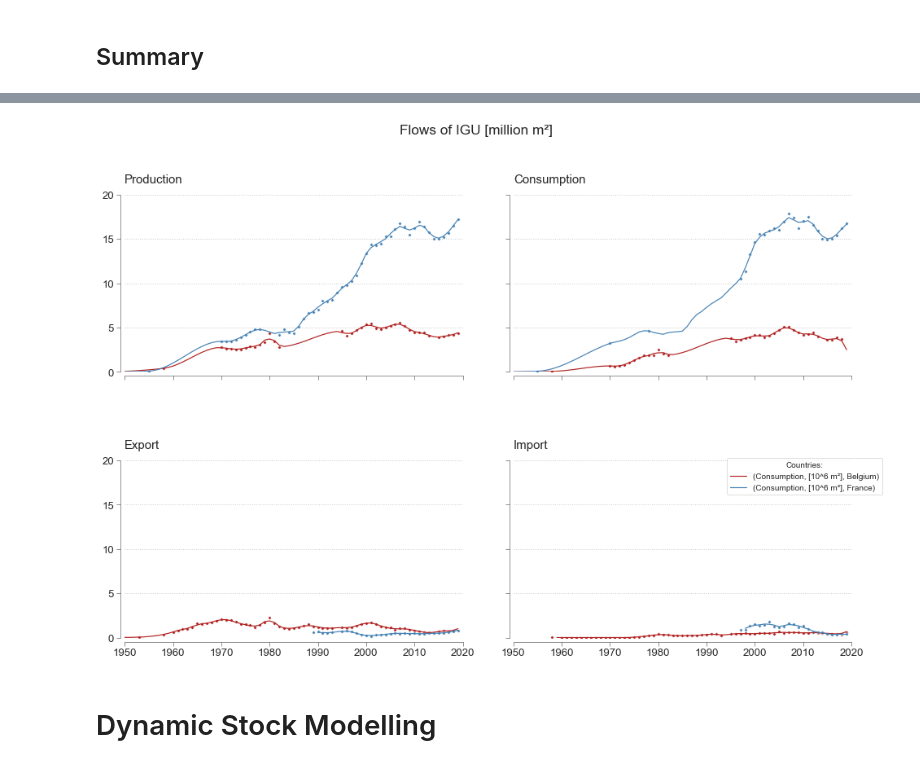
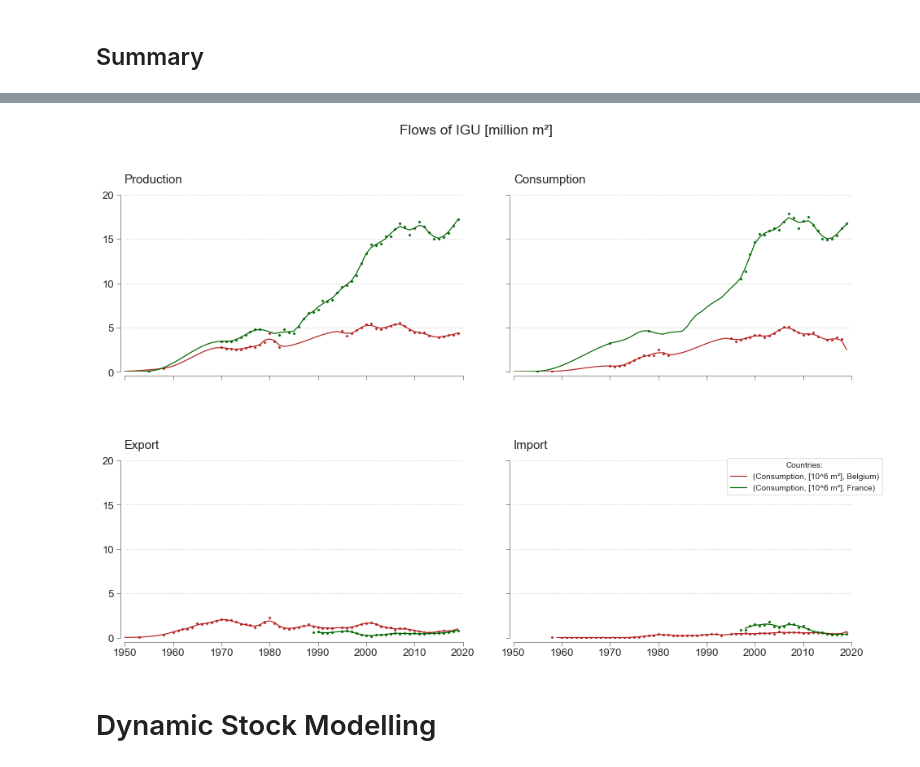
Before and after one commit to JeanSouv/IGU_Stock_and_Maintenance, a Jupyter notebook: MFA_IGU_Stock.ipynb, the cells around one changed output, grey strips where cells are left out. Drawn from its saved outputs; the diff is of its cells as text; code cells hidden in the pictures.

```diff
--- a/MFA_IGU_Stock.ipynb
+++ b/MFA_IGU_Stock.ipynb
@@ -384,14 +388,14 @@ for flow in ['Consumption', 'Production', 'Export', 'Import']:
         / df_be_fr_thick[('average thickness, mm', 'Belgium')] / 2.5)
 # %%
 # Estimation of total flows per kt according to values in m²:
-for flow in ['Consumption', 'Production', 'Export', 'Import']:
+for flow in flows:
     # Conditions for calculating missing data according to units available:
-    has_kt = df_be_fr[(f'{flow}', '[kt]', 'Belgium')].notna()
+    has_kt = df_be_fr[(f'{flow}', '[kt], average', 'Belgium')].notna()
     has_m2 = df_be_fr[(f'{flow}', '[10^6 m²]', 'Belgium')].notna()
 
     # Calculating flows if missing according to thickness:
     df_be_fr.loc[has_m2 & ~has_kt, (
-        f'{flow}', '[kt]', 'Belgium')] = (
+        f'{flow}', '[kt], average', 'Belgium')] = (
         df_be_fr.loc[has_m2 & ~has_kt, (
             f'{flow}', '[10^6 m²]', 'Belgium')]
         * df_be_fr_thick[('average thickness, mm', 'Belgium')] * 2.5)
@@ -413,17 +429,20 @@ Weighing the flows of IGUs, France (i.e. from Mm² to kt):
 # %%
 # Estimating total weight of the flows of IGUs [kt], France (raw data in m²)
 # to be used later for material/energy/carbon intensity
-for flow in ['Consumption', 'Import', 'Export', 'Production']:
-    df_be_fr[(f'{flow}', '[kt]', 'France')] = (
-        df_be_fr[(f'{flow}', '[10^6 m²]', 'France')]
-        * df_be_fr_thick[('average thickness, mm', 'France')] * 2.5)
+for flow in flows:
+    for level in ['average', 'min.', 'max.']:
+        df_be_fr[(f'{flow}', f'[kt], {level}', 'France')] = (
+            df_be_fr[(f'{flow}', '[10^6 m²]', 'France')]
+            * df_be_fr_thick[(f'{level} thickness, mm', 'France')] * 2.5)
+
+df_be_fr = df_be_fr.sort_index(axis=1)
 # %% [markdown]
 ## Consumption of IGU
 # %% [markdown]
 Given the scarcity of data on the consumption of insulating glass units in France, and considering the low level of exports and imports over the study period, we assume that the production is roughly equivalent to the consumption when data is missing. Please refer to the article for a detailed discussion of this hypothesis.
 # %%
 # Estimation of missing data relating to the consumption of IGU:
-for unit in ['[kt]', '[10^6 m²]']:
+for unit in ['[kt], average', '[kt], max.', '[kt], min.', '[10^6 m²]']:
     df_be_fr['Consumption', unit, 'France'] = (
         df_be_fr['Consumption', unit, 'France'].fillna(
             df_be_fr['Production', unit, 'France']))
@@ -441,3 +460,24 @@ for country in countries:
         .interpolate(method='pchip', limit_area="inside"))
 
 df_be_fr = df_be_fr.sort_index(axis=1)
+# %%
+# Linear interpolation for IGU consumption per capita
+# and moving average with a 3-y. window length:
+fig, axes = plt.subplots(nrows=1, ncols=2,
+                         figsize=(16, 5),
+                         sharex=True, sharey=True)
+
+for i, (ax, country) in enumerate(zip(axes.flatten(), countries)):
+    (df_be_fr['Consumption', '[m²/cap]'][country]
+     .interpolate(method="pchip", limit_area='inside')
+     .rolling(3, center=True).mean()).plot(ax=ax)
+
+    ax.grid(which='major', axis='y', linestyle=':', linewidth=1)
+    ax.set_title(country, y=1.1)
+    ax.set_xlim(1945, 2020)
+    ax.set_ylim(0, 0.5)
+
+fig.suptitle('IGU consumption, m² per capita, rolled',
+             fontsize=15, y=1.05)
+sns.despine(offset=5)
+plt.show()
@@ -482,7 +511,7 @@ for data in toplot:
             color = 'firebrick'
             ax.set_title(f"{data}", loc='left', pad=15)
         else:
-            color = 'steelblue'
+            color = 'darkgreen'
 
         (df_be_fr[(data, "[10^6 m²]", country)]
          .interpolate(method='pchip')
@@ -493,37 +522,34 @@ for data in toplot:
         # Plot raw data:
         sns.scatterplot(data=df_be_fr_init[data, "[10^6 m²]", country],
                         marker='.', s=50, color=color,
                         ax=ax)
 
         ax.get_legend().remove()
 
         ax.minorticks_off()
         ax.grid(which='major', axis='y', linestyle=':', linewidth=1)
         style_ax(ax)
         ax.set_ylabel(None)
 
-        if row == 0:
-            ax.set_title(country, y=1.25)
-
 ax.set_xlim(1950, 2020)
 plt.xticks(np.arange(1950, 2021, 10))
 ax.set_ylim(0, 20)
 plt.yticks(np.arange(0, 21, 5))
 
 fig.subplots_adjust(wspace=0.15, hspace=0.5)
 
 # Add legend:
 handles, labels = ax.get_legend_handles_labels()
 fig.legend(handles, labels, loc='center', ncol=1,
            title='Countries:',
            bbox_to_anchor=(0.85, 0.4))  # (0.83, 0.98)
 
 fig.suptitle("Flows of IGU [million m²]", y=1)
 sns.despine(offset=5)
 
 plt.show()
 # %% [output]
-[figure, old version]
+[figure, new version]
 # %% [markdown]
 # Dynamic Stock Modelling
 # %% [markdown]
```
Also changed, not shown: parts of 28 cells of this notebook.
